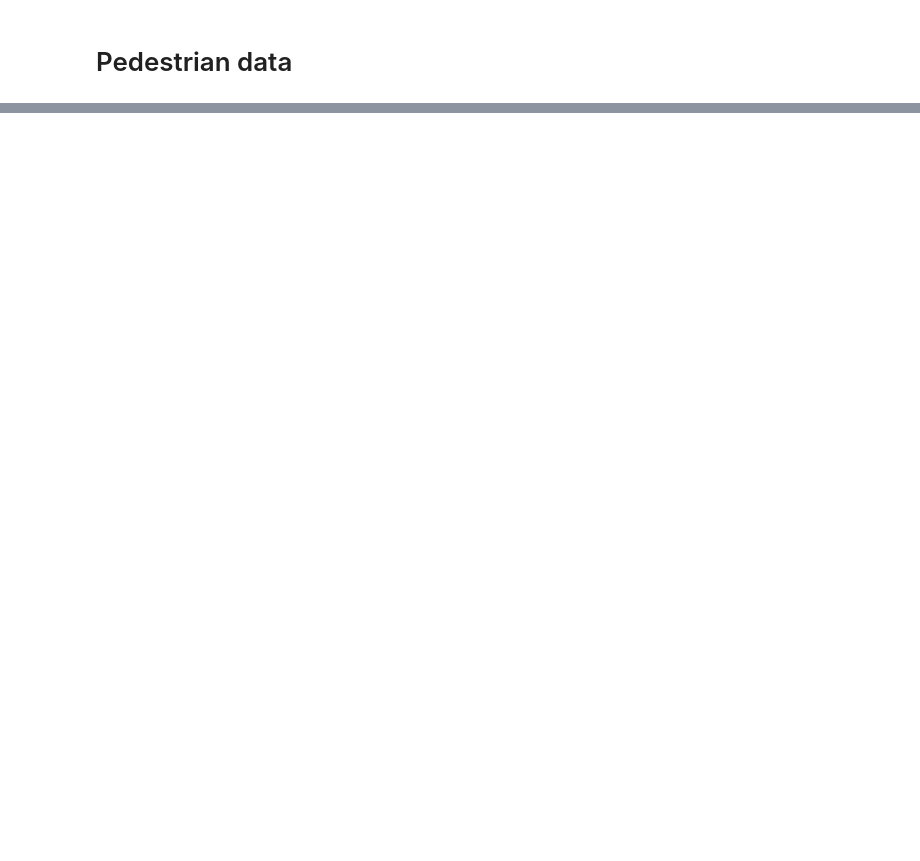
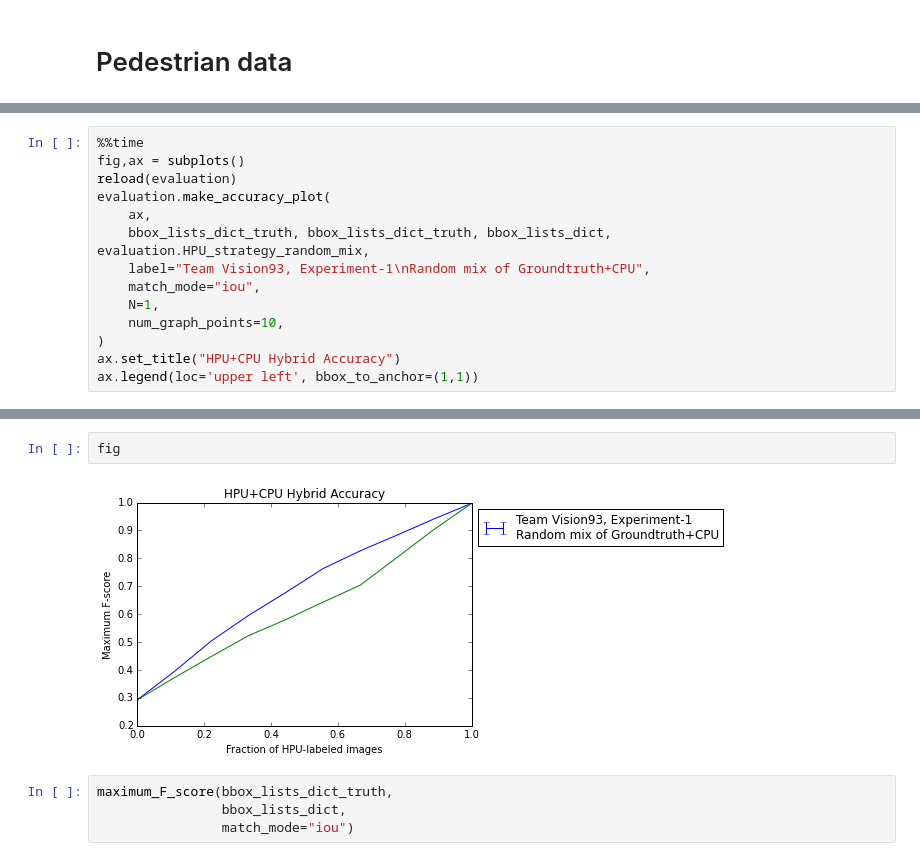
Before and after one commit to gcr/arc-evaluator, a Jupyter notebook: ARC bounding box evaluator.ipynb, the cells around one changed output, grey strips where cells are left out. Cells and saved outputs as stored; diff of their text form; blank space fills up the shorter version.

```diff
--- a/ARC bounding box evaluator.ipynb
+++ b/ARC bounding box evaluator.ipynb
@@ -80,0 +83,14 @@ bbox_lists_dict, img_dict = PedestrianDataset.load(bounding_box_folder = "Pedest
+# %%
+%%time
+fig,ax = subplots()
+reload(evaluation)
+evaluation.make_accuracy_plot(
+    ax,
+    bbox_lists_dict_truth, bbox_lists_dict_truth, bbox_lists_dict, evaluation.HPU_strategy_random_mix,
+    label="Team Vision93, Experiment-1\nRandom mix of Groundtruth+CPU",
+    match_mode="iou",
+    N=1,
+    num_graph_points=10,
+)
+ax.set_title("HPU+CPU Hybrid Accuracy")
+ax.legend(loc='upper left', bbox_to_anchor=(1,1))
@@ -80,0 +134,8 @@ bbox_lists_dict, img_dict = PedestrianDataset.load(bounding_box_folder = "Pedest
+# %%
+fig
+# %% [output]
+[figure, added]
+# %%
+maximum_F_score(bbox_lists_dict_truth,
+                bbox_lists_dict,
+                match_mode="iou")
```
Also changed, not shown: parts of 5 cells of this notebook, 2 other files.
